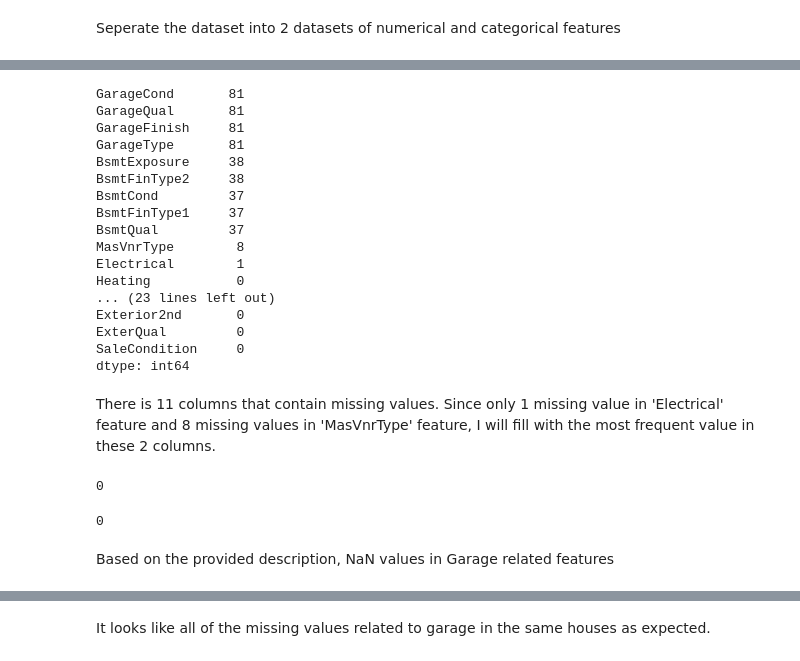
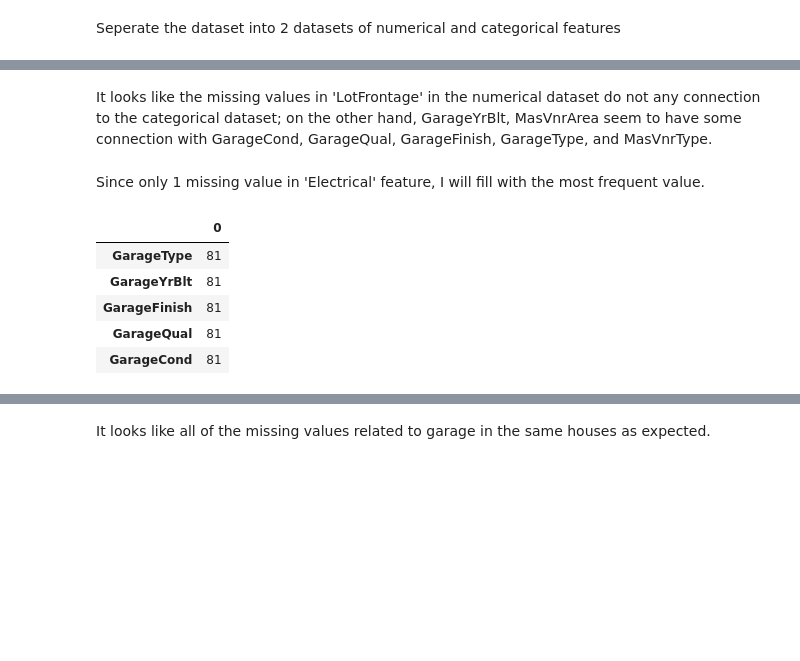
Before and after one commit to alexbui96/springboard, a Jupyter notebook: house_pricing_project/data_cleaning.ipynb, the cells around one changed output, grey strips where cells are left out. Saved outputs shown, nothing was run; the diff lists cells and outputs as text; code cells hidden in the pictures; blank space fills up the shorter version.

```diff
--- a/house_pricing_project/data_cleaning.ipynb
+++ b/house_pricing_project/data_cleaning.ipynb
@@ -114,5 +103,0 @@ There are some missing values in all three columns that contains float64 data.
-# %%
-# replace missing values with the mean of the remaining observations
-house_data['LotFrontage'] = house_data['LotFrontage'].fillna(house_data['LotFrontage'].mean())
-house_data['MasVnrArea'] = house_data['MasVnrArea'].fillna(house_data['MasVnrArea'].mean())
-house_data['GarageYrBlt'] = house_data['GarageYrBlt'].fillna(house_data['GarageYrBlt'].mean())
@@ -172,0 +156,2 @@ cat_df = house_data.select_dtypes(include= 'object')
+# %% [markdown]
+It looks like the missing values in 'LotFrontage' in the numerical dataset do not any connection to the categorical dataset; on the other hand, GarageYrBlt, MasVnrArea seem to have some connection with GarageCond, GarageQual, GarageFinish, GarageType, and MasVnrType.
@@ -172,0 +160,5 @@ cat_df = house_data.select_dtypes(include= 'object')
+# %%
+# replace missing values in 'LotFrontage' with the mean of the remaining observations
+house_data['LotFrontage'] = house_data['LotFrontage'].fillna(round(house_data['LotFrontage'].mean()))
+# %% [markdown]
+Since only 1 missing value in 'Electrical' feature, I will fill with the most frequent value.
@@ -173,36 +167,9 @@ cat_df = house_data.select_dtypes(include= 'object')
 # %%
-cat_df.isnull().sum().sort_values(ascending= False)
+pd.DataFrame(house_data[house_data['GarageCond'].isnull()].isnull().sum().sort_values(ascending= False)).head(5)
 # %% [output]
-GarageCond       81
-GarageQual       81
-GarageFinish     81
-GarageType       81
-BsmtExposure     38
-BsmtFinType2     38
-BsmtCond         37
-BsmtFinType1     37
-BsmtQual         37
-MasVnrType        8
-Electrical        1
-Heating           0
-... (23 lines left out)
-Exterior2nd       0
-ExterQual         0
-SaleCondition     0
-dtype: int64
+|  | 0 |
+| GarageType | 81 |
+| GarageYrBlt | 81 |
+| GarageFinish | 81 |
+| GarageQual | 81 |
+| GarageCond | 81 |
-# %% [markdown]
-There is 11 columns that contain missing values. Since only 1 missing value in 'Electrical' feature and 8 missing values in 'MasVnrType' feature, I will fill with the most frequent value in these 2 columns.
-# %%
-# replace missing value for Electrical
-cat_df['Electrical'].fillna(cat_df['Electrical'].value_counts().index[0], inplace = True)
-cat_df['Electrical'].isnull().sum()
-# %% [output]
-0
-# %%
-# replace missing value for MasVnrType
-cat_df['MasVnrType'].fillna(cat_df['MasVnrType'].value_counts().index[0], inplace = True)
-cat_df['MasVnrType'].isnull().sum()
-# %% [output]
-0
-# %% [markdown]
-Based on the provided description, NaN values in Garage related features
```
Also changed, not shown: parts of 40 cells of this notebook.
